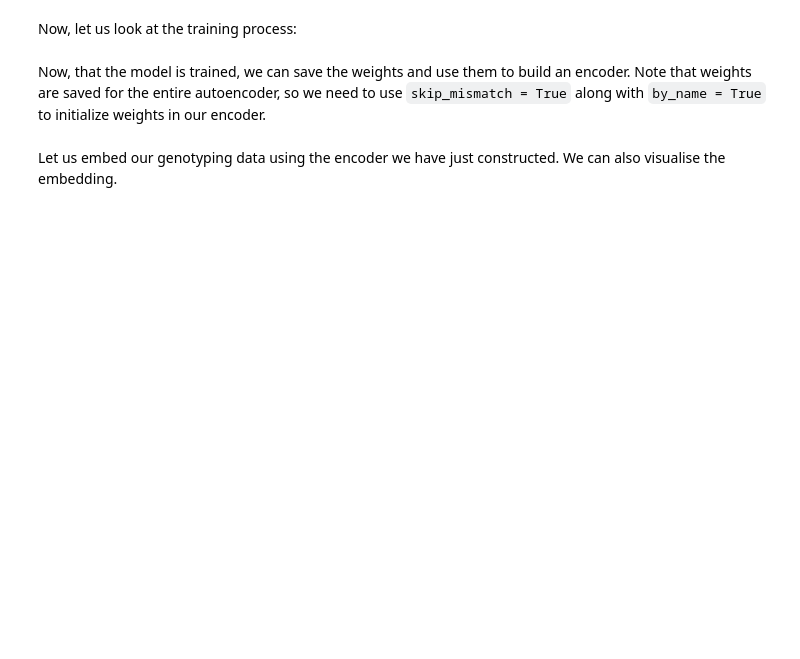
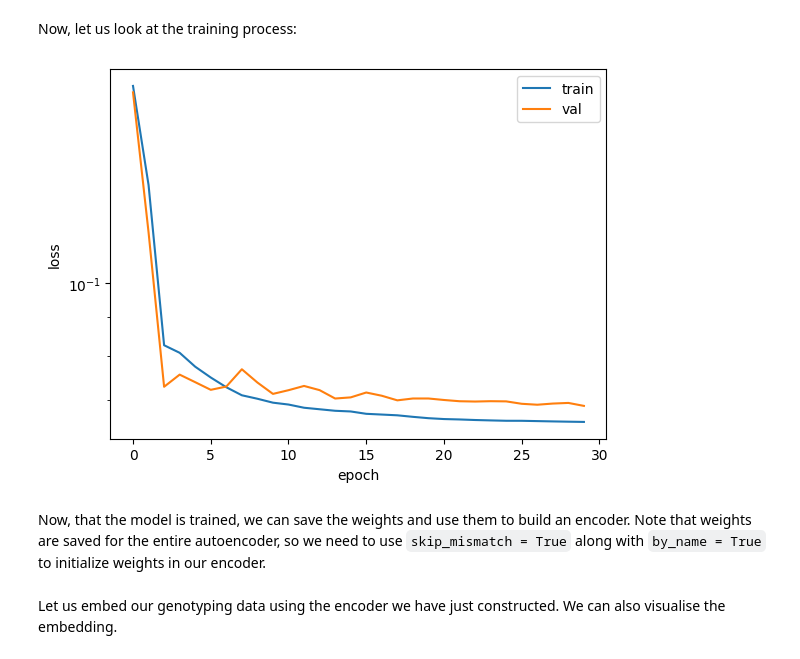
Before and after one commit to adrian-sica/ADL2025_exercises, a Jupyter notebook: Exercise9/Exercise_9_autoencoders_lab.ipynb, the cells around one changed output. Cells and saved outputs as stored; diff of their text form; code cells hidden in the pictures; blank space fills up the shorter version.

```diff
--- a/Exercise9/Exercise_9_autoencoders_lab.ipynb
+++ b/Exercise9/Exercise_9_autoencoders_lab.ipynb
@@ -63,5 +89,8 @@ pheno2
 # TASK Scaling
 # We need to scale our counts data so that it is bound between 0 and 1.
 
-geno_data = ...
+from sklearn.preprocessing import MinMaxScaler
+
+scaler = MinMaxScaler()
+geno_data = pd.DataFrame(scaler.fit_transform(data), index=data.index, columns=data.columns)
 geno_data
@@ -68,7 +111,7 @@ geno_data
 # %%
 # TASK Randomly split into the training and the validation set, so that 80 per-cent of individuals ends up in the training set.
 
-train = geno_data.sample(frac = ..., random_state = 42)
+train = geno_data.sample(frac=0.8, random_state=42)  # frac=0.8 → 80% training
 test = geno_data.drop(train.index)
 train.reset_index()
 test.reset_index()
@@ -86,9 +133,9 @@ print(type(train_tensor))
 # TASK Hyperparameters
 # use ReLu activations, ADAM optimizer and
 # mean squared error as the loss function
-hp_loss_fn = ...
-hp_act_fn = ...
-hp_optimizer = ...
+hp_loss_fn = 'mse'
+hp_act_fn = 'relu'
+hp_optimizer = 'adam'
 hp_metrics = ['mse','mae','mape']
 
 input_data = keras.Input(shape = (train_tensor.shape[1],))
@@ -99,7 +146,7 @@ input_data = keras.Input(shape = (train_tensor.shape[1],))
 def Encoder(input):
   # Encoder
   layer1 = layers.Dense(units = 1500, activation = hp_act_fn, name='layer1')(input)
-  ...
+  layer2 = layers.BatchNormalization(name='layer2')(layer1)  # batch norm
   layer3 = layers.Dropout(rate = 0.05, name='layer3')(layer2)
   layer4 = layers.Dense(units = 250, activation = hp_act_fn, name='layer4')(layer3)
   layer5 = layers.Dropout(rate = 0.025, name='layer5')(layer4)
@@ -112,7 +159,10 @@ def Encoder(input):
 def Decoder(bottleneck):
   # Decoder
   layer7 = layers.Dense(units = 25, activation = hp_act_fn)(bottleneck)
-  ...
+  layer8 = layers.Dropout(rate=0.025, name='layer8')(layer7)
+  layer9 = layers.Dense(units=250, activation=hp_act_fn, name='layer9')(layer8)
+  layer10 = layers.Dropout(rate=0.05, name='layer10')(layer9)
+  layer11 = layers.Dense(units=1500, activation=hp_act_fn, name='layer11')(layer10)
   layer12 = layers.Dense(units = train_tensor.shape[1], activation = 'sigmoid')(layer11)
   return(layer12)
 
@@ -129,6 +179,6 @@ autoencoder_model.compile(
 )
 
 # TASK Visualise the created architecture and summarise its parameters
-...
+autoencoder_model.summary()
 # %% [output]
 <class 'numpy.ndarray'>
@@ -153,7 +209,9 @@ _________________________________________________________________
 # Begin by training for 30 epochs, with mini-batch of 256 and validation set
 # having 20 per-cent of examples
 
-...
+hp_epochs = 30
+hp_batch_size = 256     # mini-batch size
+hp_val_split = 0.2      # 20% of training data for validation
 
 autoencoder = autoencoder_model.fit(x = train_tensor,
                       y = train_tensor,
@@ -177,3 +225,14 @@ plt.show()
+# %%
+plt.figure()
+plt.plot(autoencoder.history['loss'])
+plt.plot(autoencoder.history['val_loss'])
+plt.ylabel('loss')
+plt.yscale("log")
+plt.xlabel('epoch')
+plt.legend(['train', 'val'], loc='upper right')
+plt.show()
+# %% [output]
+[figure, added]
 # %% [markdown]
 Now, that the model is trained, we can save the weights and use them to build an encoder. Note that weights are saved for the entire autoencoder, so we need to use `skip_mismatch = True` along with `by_name = True` to initialize weights in our encoder.
 # %%
```
Also changed, not shown: parts of 9 cells of this notebook.
